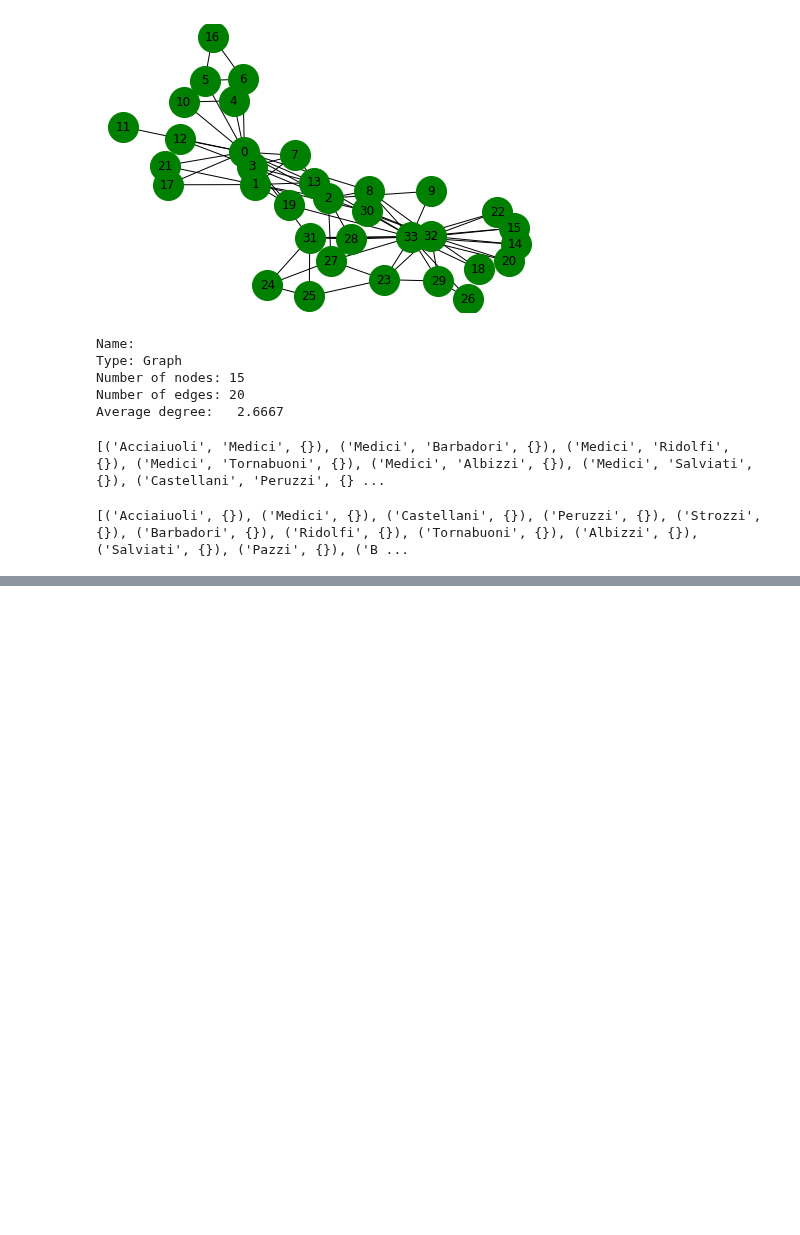
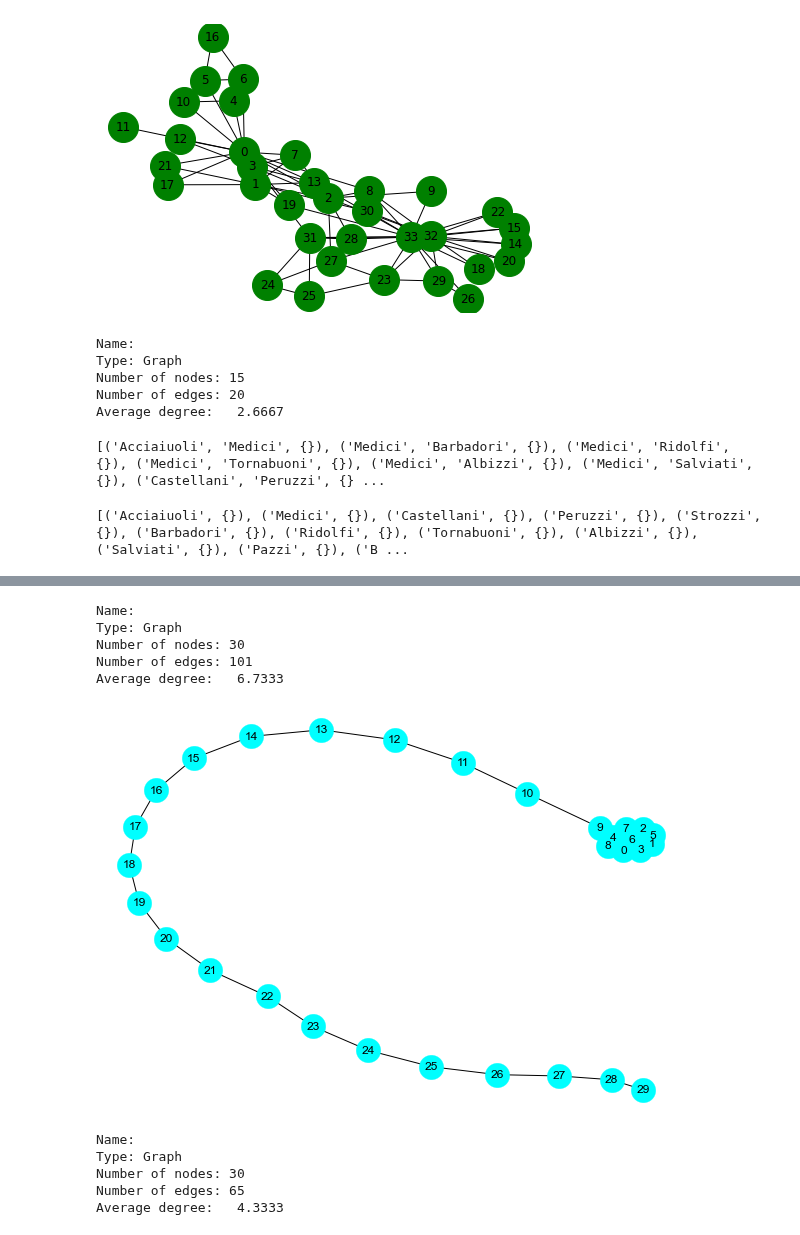
Before and after one commit to JayantGoel001/GraphsAndSocialNetworkAnalytics, a Jupyter notebook: Some Famous Graph.ipynb, the cells around one changed output, grey strips where cells are left out. Saved outputs shown, nothing was run; the diff lists cells and outputs as text; code cells hidden in the pictures; blank space fills up the shorter version.

```diff
--- a/Some Famous Graph.ipynb
+++ b/Some Famous Graph.ipynb
@@ -79,0 +88,21 @@ print(f.nodes(data=True))
+# %%
+print(nx.info(barbel))
+# %% [output]
+Name:
+Type: Graph
+Number of nodes: 30
+Number of edges: 101
+Average degree:   6.7333
+# %%
+loli = nx.lollipop_graph(10,20)
+nx.draw(loli,node_color='cyan',node_size=600,with_labels=True)
+# %% [output]
+[figure, added]
+# %%
+print(nx.info(loli))
+# %% [output]
+Name:
+Type: Graph
+Number of nodes: 30
+Number of edges: 65
+Average degree:   4.3333
```
Also changed, not shown: parts of 8 cells of this notebook.
